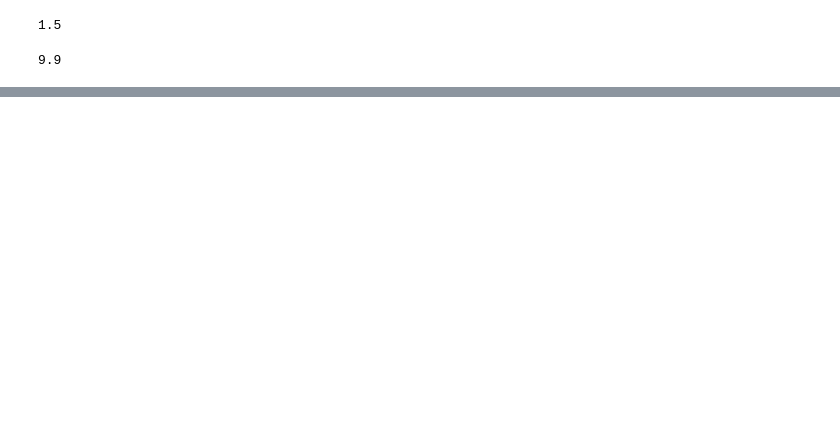
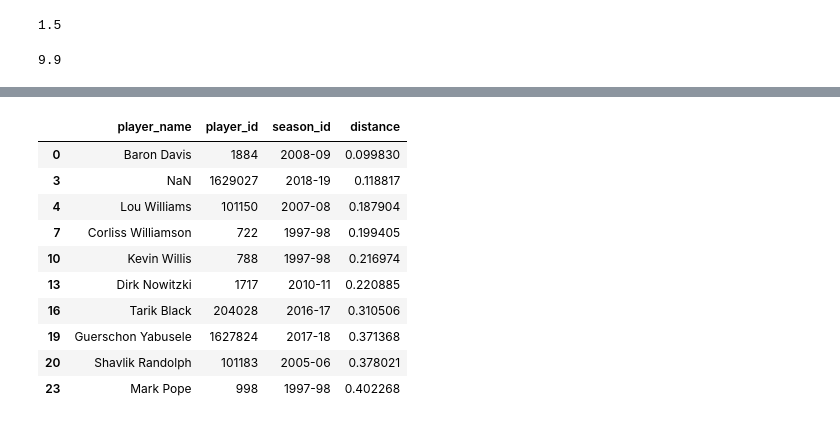
Before and after one commit to Aahash31/Nba-Fantasy-Projection-Model, a Jupyter notebook: nba_model.ipynb, the cells around one changed output, grey strips where cells are left out. Cells and saved outputs as stored; diff of their text form; code cells hidden in the pictures; blank space fills up the shorter version.

```diff
--- a/nba_model.ipynb
+++ b/nba_model.ipynb
@@ -351,0 +577,23 @@ calc_distance(dame_ppg, rudy_ppg)
+# %%
+df1 = pd.read_csv('../nba-stats-csv/player_info.csv')
+# %%
+ranked_df.reset_index(drop = True, inplace = True)
+df1.reset_index(drop = True, inplace = True)
+# %%
+df_final = pd.merge(ranked_df, df1, on = ['player_id', 'season_id'],how = 'left').drop_duplicates()
+# %%
+df_final = df_final[['player_name','player_id', 'season_id', 'distance']]
+# %%
+df_final
+# %% [output]
+|  | player_name | player_id | season_id | distance |
+| 0 | Baron Davis | 1884 | 2008-09 | 0.099830 |
+| 3 | NaN | 1629027 | 2018-19 | 0.118817 |
+| 4 | Lou Williams | 101150 | 2007-08 | 0.187904 |
+| 7 | Corliss Williamson | 722 | 1997-98 | 0.199405 |
+| 10 | Kevin Willis | 788 | 1997-98 | 0.216974 |
+| 13 | Dirk Nowitzki | 1717 | 2010-11 | 0.220885 |
+| 16 | Tarik Black | 204028 | 2016-17 | 0.310506 |
+| 19 | Guerschon Yabusele | 1627824 | 2017-18 | 0.371368 |
+| 20 | Shavlik Randolph | 101183 | 2005-06 | 0.378021 |
+| 23 | Mark Pope | 998 | 1997-98 | 0.402268 |
```
Also changed, not shown: parts of 44 cells of this notebook, 1 other file.
